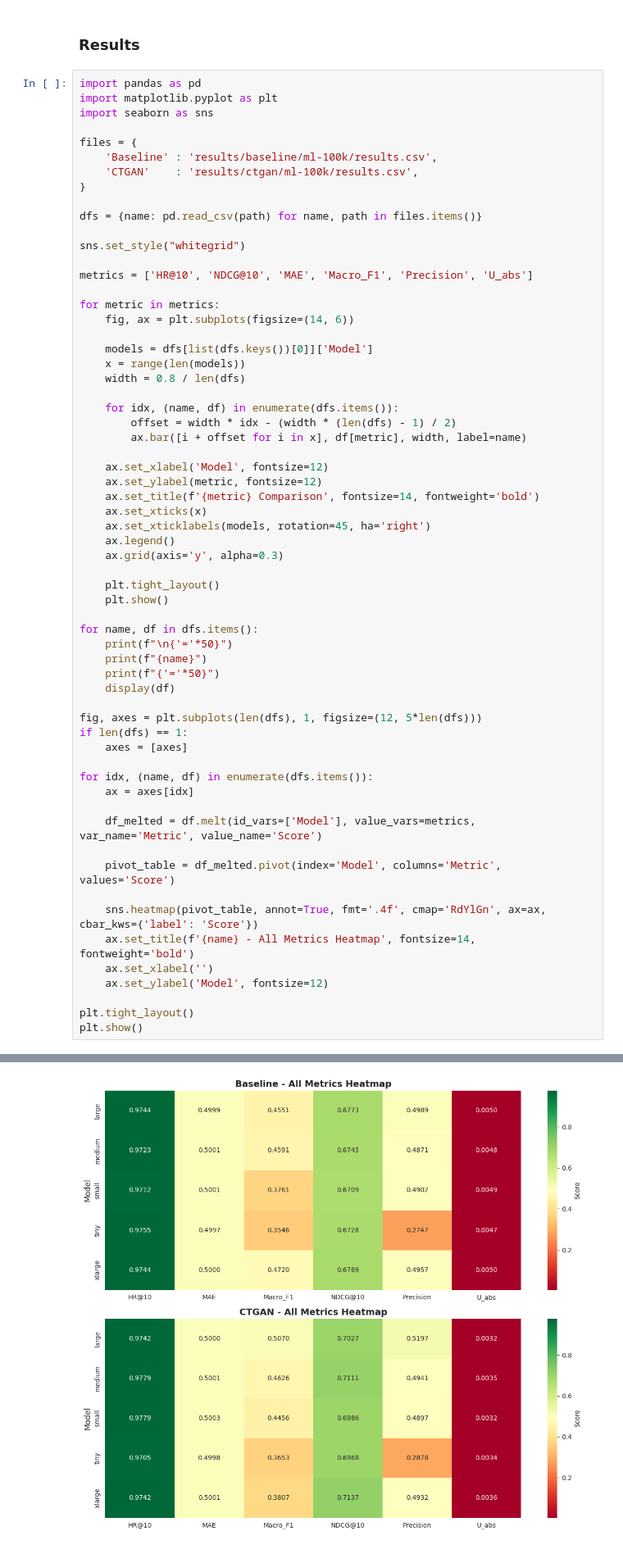
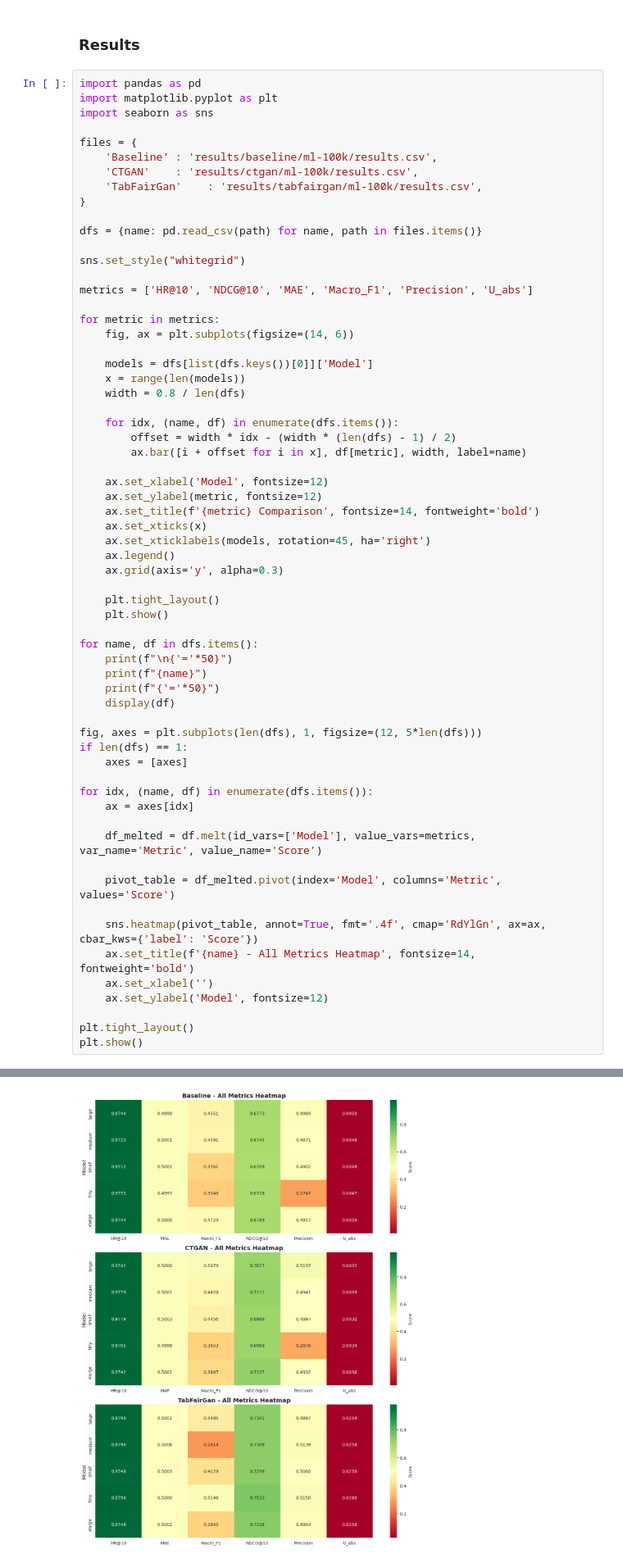
Before and after one commit to radhofan/Artefak_TA_1301223058_Radhofan, a Jupyter notebook: results.ipynb, the cells around one changed output, grey strips where cells are left out. Shown at 82% size. Drawn from its saved outputs; the diff is of its cells as text.

```diff
--- a/results.ipynb
+++ b/results.ipynb
@@ -8,6 +8,7 @@ import seaborn as sns
 files = {
     'Baseline' : 'results/baseline/ml-100k/results.csv',
     'CTGAN'    : 'results/ctgan/ml-100k/results.csv',
+    'TabFairGan'    : 'results/tabfairgan/ml-100k/results.csv',
 }
 
 dfs = {name: pd.read_csv(path) for name, path in files.items()}
@@ -90 +100 @@ CTGAN
-[figure, old version]
+[figure, new version]
```
Also changed, not shown: parts of 1 cell of this notebook, 10 other files.
